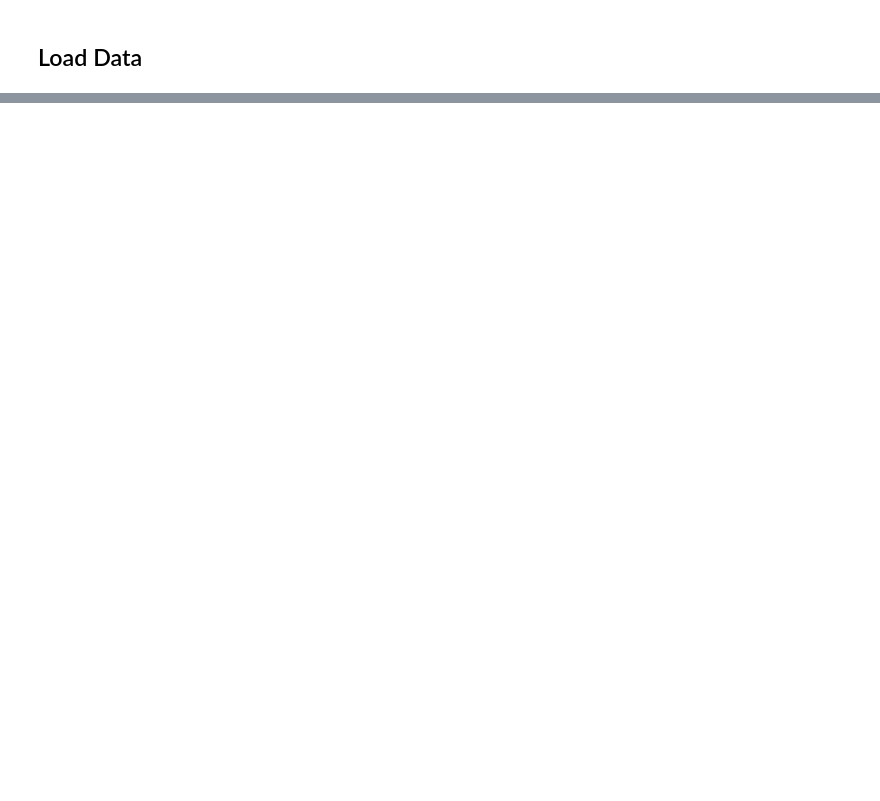
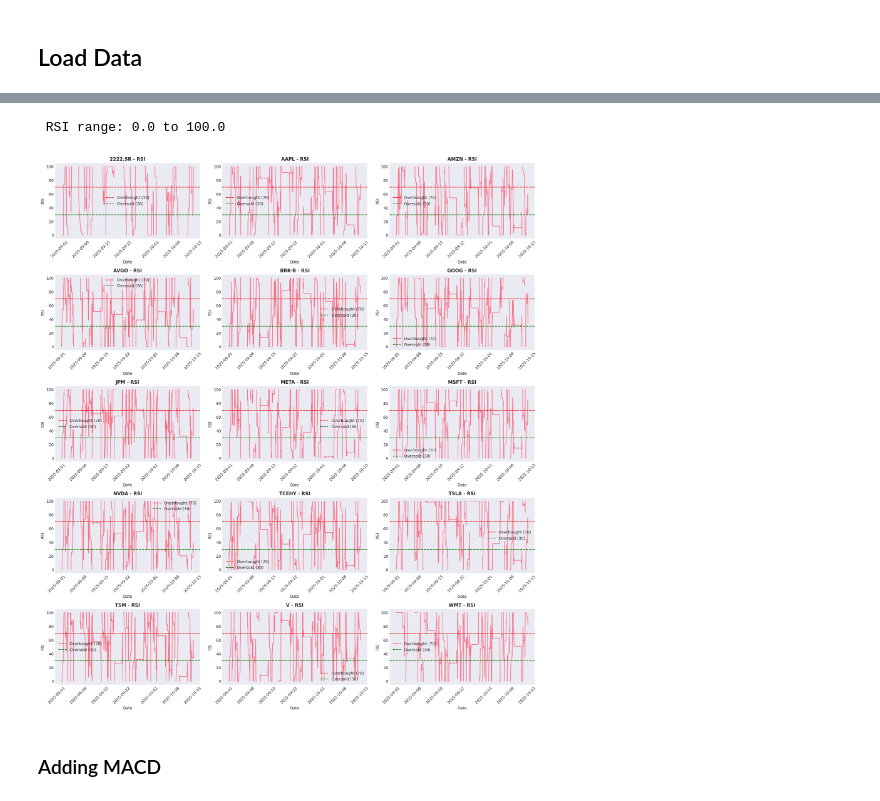
Before and after one commit to Ppius6/stock-market-prediction, a Jupyter notebook: notebooks/01_feature_engineering.ipynb, the cells around one changed output, grey strips where cells are left out. Cells and saved outputs as stored; diff of their text form; code cells hidden in the pictures; blank space fills up the shorter version.

```diff
--- a/notebooks/01_feature_engineering.ipynb
+++ b/notebooks/01_feature_engineering.ipynb
@@ -70,0 +263,68 @@ Connecting to database: {config.database_url}
+# %%
+def add_rsi(df, period=14):
+    """
+    Add Relative Strength Index (RSI) to the DataFrame.
+
+    Parameters:
+    df (pd.DataFrame): DataFrame containing stock data with 'timestamp' and 'close_price'.
+    period (int): Period for RSI calculation.
+
+    Returns:
+    pd.DataFrame: DataFrame with RSI added.
+    """
+
+    df = df.copy()
+
+    # Group by symbol for proper calculation of RSI
+    for symbol in df["symbol"].unique():
+        mask = df["symbol"] == symbol
+        close_prices = df.loc[mask, "close_price"]
+
+        # Calculate price changes
+        delta = close_prices.diff()
+
+        # Separate gains and losses
+        gain = delta.where(delta > 0, 0).rolling(window=period).mean()
+        loss = -delta.where(delta < 0, 0).rolling(window=period).mean()
+
+        # Calculate RS and RSI
+        rs = gain / loss
+        rsi = 100 - (100 / (1 + rs))
+
+        df.loc[mask, "rsi"] = rsi
+
+    return df
+
+
+df = add_rsi(df)
+print(f' RSI range: {df["rsi"].min()} to {df["rsi"].max()}')
+# %% [output]
+ RSI range: 0.0 to 100.0
+# %%
+# Visualizing RSI
+
+fig, axes = plt.subplots(5, 3, figsize=(18, 20))
+axes = axes.flatten()
+
+symbols = df["symbol"].unique()
+
+for i, symbol in enumerate(symbols):
+    symbol_df = df[df["symbol"] == symbol].sort_values(by="timestamp")
+
+    axes[i].plot(symbol_df["timestamp"], symbol_df["rsi"], linewidth=1.5)
+    axes[i].axhline(70, color="red", linestyle="--", label="Overbought (70)")
+    axes[i].axhline(30, color="green", linestyle="--", label="Oversold (30)")
+
+    axes[i].set_title(f"{symbol} - RSI", fontweight="bold")
+    axes[i].set_xlabel("Date")
+    axes[i].set_ylabel("RSI")
+    axes[i].tick_params(axis="x", rotation=45)
+    axes[i].legend()
+    axes[i].grid(True, alpha=0.3)
+
+plt.tight_layout()
+plt.show()
+# %% [output]
+[figure, added]
+# %% [markdown]
+### Adding MACD
```
Also changed, not shown: parts of 19 cells of this notebook, 1 other file.
